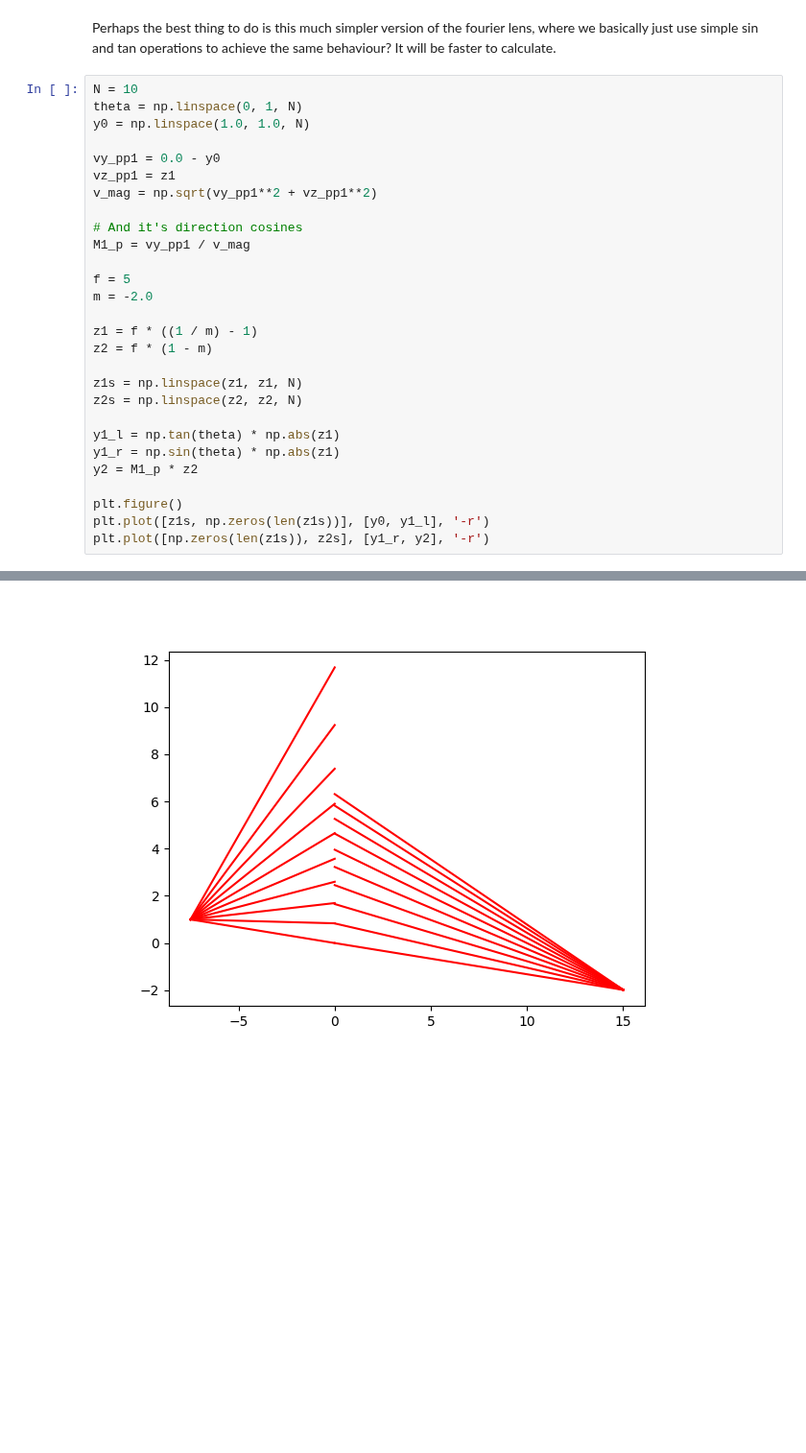
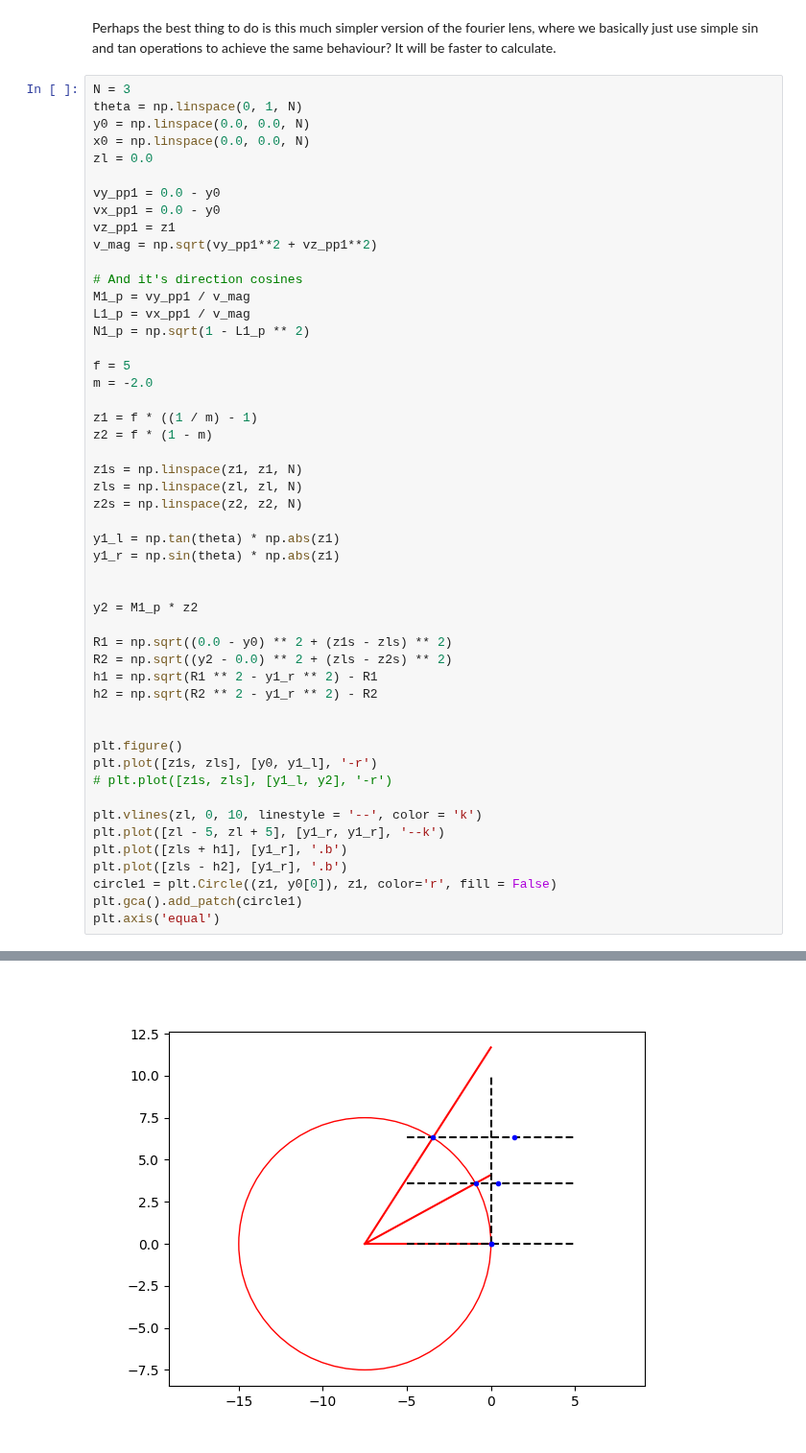
Before and after one commit to DavidLanders95/MonteCarloMS, a Jupyter notebook: lens.ipynb, the cells around one changed output, grey strips where cells are left out. Shown at 96% size. Drawn from its saved outputs; the diff is of its cells as text; blank space fills up the shorter version.

```diff
--- a/lens.ipynb
+++ b/lens.ipynb
@@ -209,16 +306,21 @@ plt.legend()
 # %% [markdown]
 Perhaps the best thing to do is this much simpler version of the fourier lens, where we basically just use simple sin and tan operations to achieve the same behaviour? It will be faster to calculate.
 # %%
-N = 10
+N = 3
 theta = np.linspace(0, 1, N)
-y0 = np.linspace(1.0, 1.0, N)
+y0 = np.linspace(0.0, 0.0, N)
+x0 = np.linspace(0.0, 0.0, N)
+zl = 0.0
 
 vy_pp1 = 0.0 - y0
+vx_pp1 = 0.0 - y0
 vz_pp1 = z1
 v_mag = np.sqrt(vy_pp1**2 + vz_pp1**2)
 
 # And it's direction cosines
 M1_p = vy_pp1 / v_mag
+L1_p = vx_pp1 / v_mag
+N1_p = np.sqrt(1 - L1_p ** 2)
 
 f = 5
 m = -2.0
@@ -227,13 +329,30 @@ z1 = f * ((1 / m) - 1)
 z2 = f * (1 - m)
 
 z1s = np.linspace(z1, z1, N)
+zls = np.linspace(zl, zl, N)
 z2s = np.linspace(z2, z2, N)
 
 y1_l = np.tan(theta) * np.abs(z1)
 y1_r = np.sin(theta) * np.abs(z1)
+
+
 y2 = M1_p * z2
 
+R1 = np.sqrt((0.0 - y0) ** 2 + (z1s - zls) ** 2)
+R2 = np.sqrt((y2 - 0.0) ** 2 + (zls - z2s) ** 2)
+h1 = np.sqrt(R1 ** 2 - y1_r ** 2) - R1
+h2 = np.sqrt(R2 ** 2 - y1_r ** 2) - R2
+
+
 plt.figure()
-plt.plot([z1s, np.zeros(len(z1s))], [y0, y1_l], '-r')
-plt.plot([np.zeros(len(z1s)), z2s], [y1_r, y2], '-r')
+plt.plot([z1s, zls], [y0, y1_l], '-r')
+# plt.plot([z1s, zls], [y1_l, y2], '-r')
+
+plt.vlines(zl, 0, 10, linestyle = '--', color = 'k')
+plt.plot([zl - 5, zl + 5], [y1_r, y1_r], '--k')
+plt.plot([zls + h1], [y1_r], '.b')
+plt.plot([zls - h2], [y1_r], '.b')
+circle1 = plt.Circle((z1, y0[0]), z1, color='r', fill = False)
+plt.gca().add_patch(circle1)
+plt.axis('equal')
 # %% [output]
@@ -250 +360 @@ plt.plot([np.zeros(len(z1s)), z2s], [y1_r, y2], '-r')
-[figure, old version]
+[figure, new version]
```
Also changed, not shown: parts of 6 cells of this notebook.
